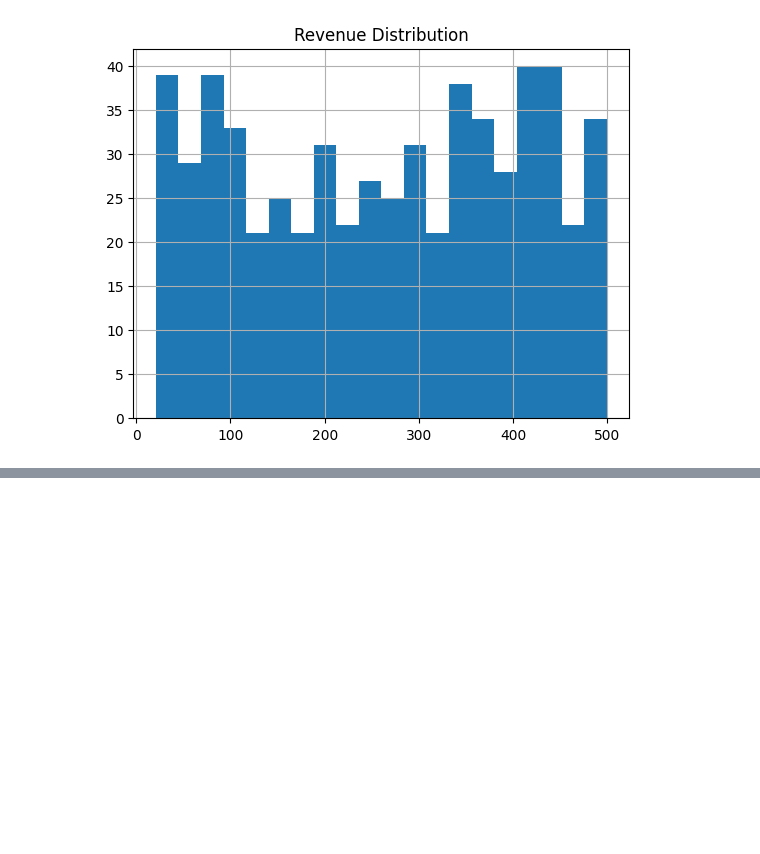
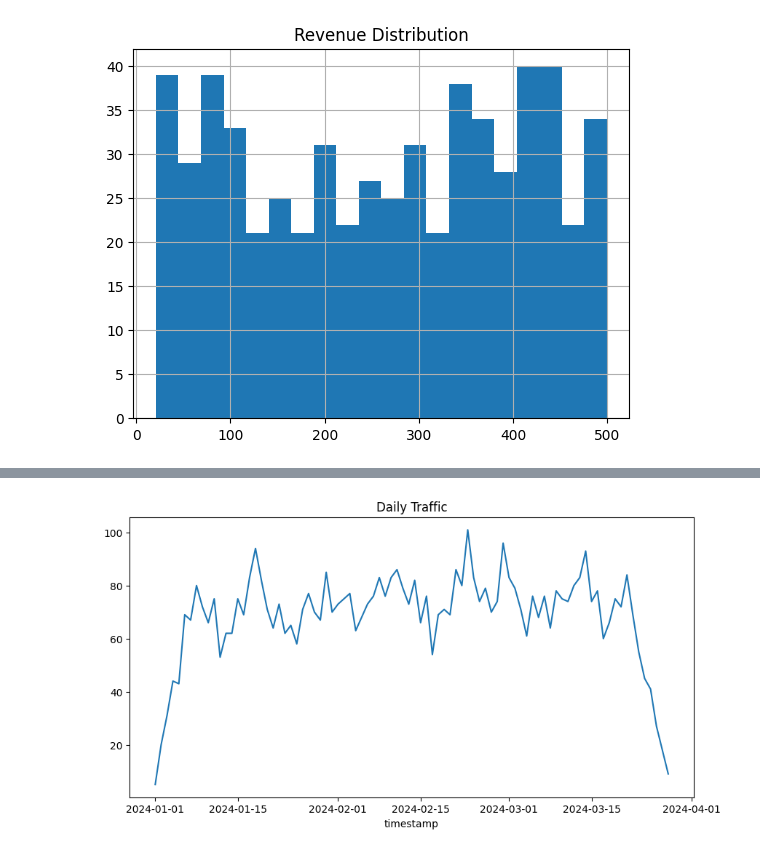
Before and after one commit to banerjee109/Infotact-Data-Team-2, a Jupyter notebook: notebook/EDA.ipynb, the cells around one changed output, grey strips where cells are left out. Cells and saved outputs as stored; diff of their text form; code cells hidden in the pictures; blank space fills up the shorter version.

Commit message:
Add website traffic analysis

```diff
--- a/notebook/EDA.ipynb
+++ b/notebook/EDA.ipynb
@@ -103,0 +127,16 @@ plt.show()
+# %%
+web_df["timestamp"] = pd.to_datetime(
+    web_df["timestamp"]
+)
+
+daily = (
+    web_df
+    .groupby(web_df["timestamp"].dt.date)
+    .size()
+)
+
+daily.plot(figsize=(10,5))
+plt.title("Daily Traffic")
+plt.show()
+# %% [output]
+[figure, added]
```
Also changed, not shown: parts of 2 cells of this notebook.
